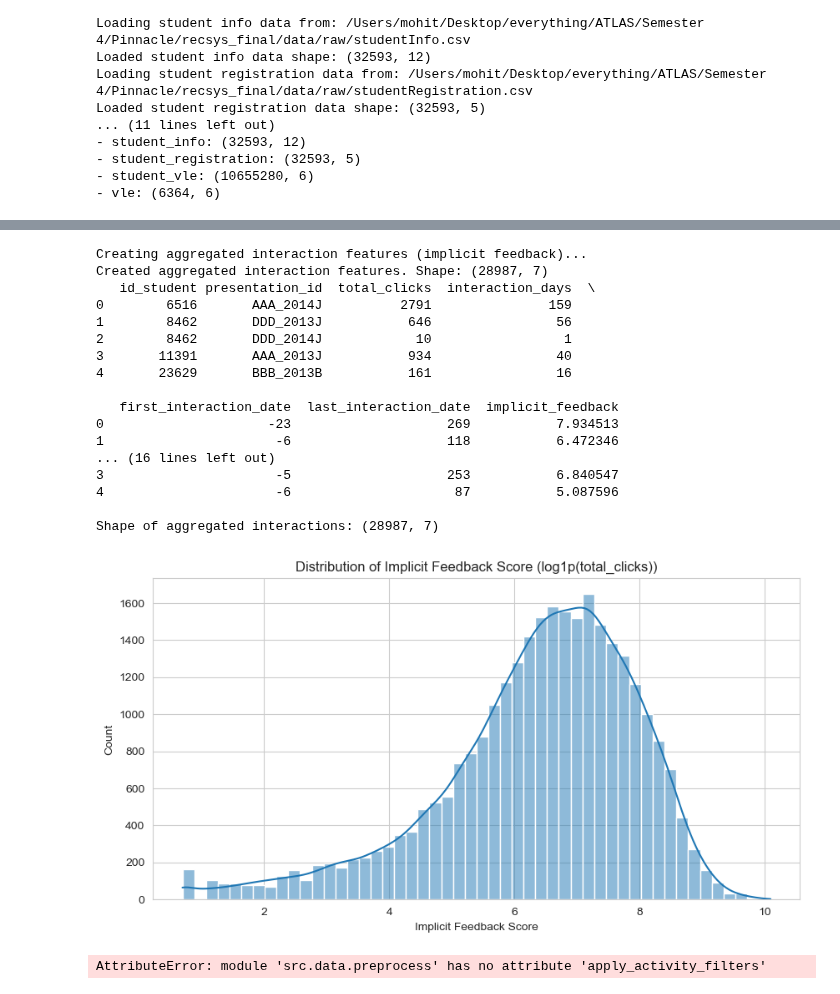
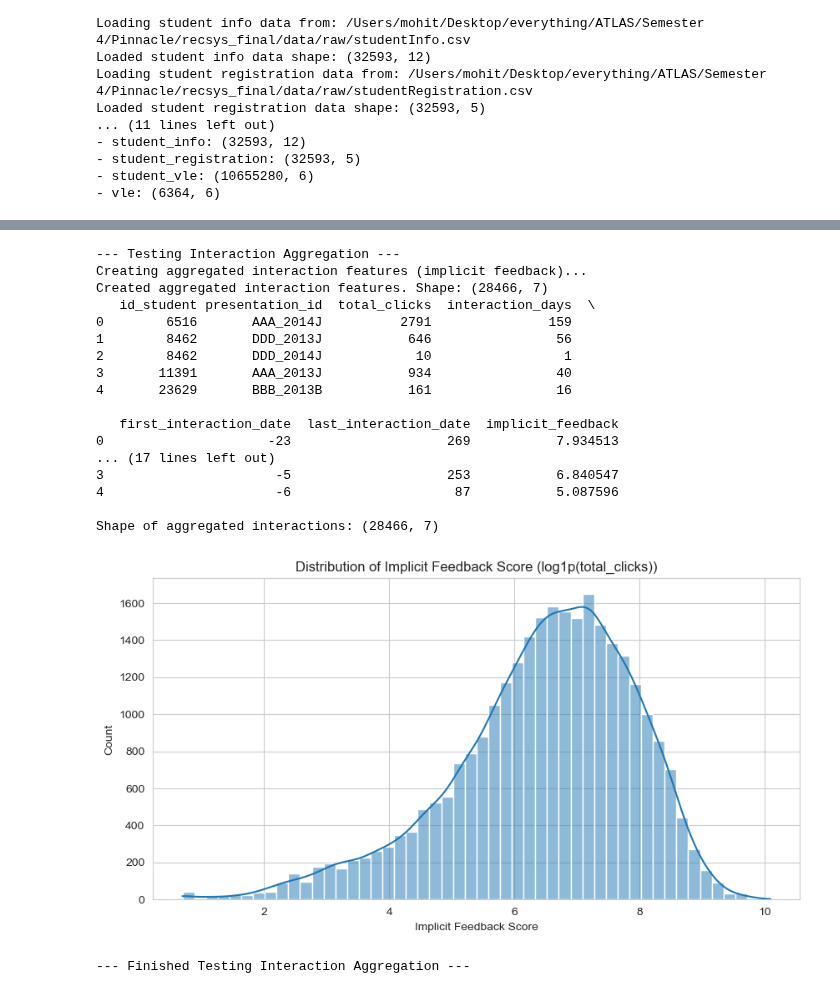
Before and after one commit to MohitBhimrajka/recsys_final, a Jupyter notebook: notebooks/02_preprocessing_feature_eng.ipynb, the cells around one changed output, grey strips where cells are left out. Saved outputs shown, nothing was run; the diff lists cells and outputs as text; code cells hidden in the pictures.

```diff
--- a/notebooks/02_preprocessing_feature_eng.ipynb
+++ b/notebooks/02_preprocessing_feature_eng.ipynb
@@ -134,0 +119,12 @@ Shape after filtering by registration: (10619446, 7)
+# %%
+# Test applying interaction count filters (BEFORE aggregation)
+print("\n--- Testing Interaction Count Filtering ---")
+# Use the default thresholds from config.py
+interactions_count_filtered = preprocess.apply_interaction_count_filters(
+    interactions_filtered # Apply to the output of the previous step
+)
+print("\nInteractions after Interaction Count Filters Head:\n", interactions_count_filtered.head())
+print(f"\nShape after interaction count filters: {interactions_count_filtered.shape}")
+print(f"\nUnique users remaining: {interactions_count_filtered['id_student'].nunique()}")
+print(f"Unique items remaining: {interactions_count_filtered['presentation_id'].nunique()}")
+print("--- Finished Testing Interaction Count Filtering ---")
@@ -135,44 +149,41 @@ Shape after filtering by registration: (10619446, 7)
 # %%
-# Test creating aggregated interaction features
-aggregated_interactions = preprocess.create_interaction_features(interactions_filtered)
+# Test creating aggregated interaction features (AFTER count filtering)
+print("\n--- Testing Interaction Aggregation ---")
+aggregated_interactions = preprocess.create_interaction_features(
+    interactions_count_filtered # Apply to the output of the previous step
+)
 print("\nAggregated Interactions Head:\n", aggregated_interactions.head())
 print(f"\nShape of aggregated interactions: {aggregated_interactions.shape}")
 
-# Plot distribution of implicit feedback score
-plt.figure(figsize=(10, 5))
-sns.histplot(aggregated_interactions['implicit_feedback'], bins=50, kde=True)
-plt.title('Distribution of Implicit Feedback Score (log1p(total_clicks))')
-plt.xlabel('Implicit Feedback Score')
-plt.ylabel('Count')
-plt.show()
+# Plot distribution of implicit feedback score if aggregation is not empty
+if not aggregated_interactions.empty:
+    plt.figure(figsize=(10, 5))
+    sns.histplot(aggregated_interactions['implicit_feedback'], bins=50, kde=True)
+    plt.title('Distribution of Implicit Feedback Score (log1p(total_clicks))')
+    plt.xlabel('Implicit Feedback Score')
+    plt.ylabel('Count')
+    plt.show()
+else:
+    print("\nAggregated interactions DataFrame is empty, skipping plot.")
+print("--- Finished Testing Interaction Aggregation ---")
 # %% [output]
+--- Testing Interaction Aggregation ---
 Creating aggregated interaction features (implicit feedback)...
-Created aggregated interaction features. Shape: (28987, 7)
+Created aggregated interaction features. Shape: (28466, 7)
    id_student presentation_id  total_clicks  interaction_days  \
 0        6516       AAA_2014J          2791               159
 1        8462       DDD_2013J           646                56
 2        8462       DDD_2014J            10                 1
 3       11391       AAA_2013J           934                40
 4       23629       BBB_2013B           161                16
 
    first_interaction_date  last_interaction_date  implicit_feedback
 0                     -23                    269           7.934513
-1                      -6                    118           6.472346
-... (16 lines left out)
+... (17 lines left out)
 3                      -5                    253           6.840547
 4                      -6                     87           5.087596
 
-Shape of aggregated interactions: (28987, 7)
+Shape of aggregated interactions: (28466, 7)
-[figure, old version]
+[figure, new version]
+--- Finished Testing Interaction Aggregation ---
-# %%
-# Test applying activity filters
-# Use the default thresholds from config.py
-final_interactions_filtered = preprocess.apply_activity_filters(aggregated_interactions)
-print("\nInteractions after Activity Filters Head:\n", final_interactions_filtered.head())
-print(f"\nShape after activity filters: {final_interactions_filtered.shape}")
-
-print(f"\nUnique users remaining: {final_interactions_filtered['id_student'].nunique()}")
-print(f"Unique items remaining: {final_interactions_filtered['presentation_id'].nunique()}")
-# %% [output]
-AttributeError: module 'src.data.preprocess' has no attribute 'apply_activity_filters'
 # %%
```
Also changed, not shown: parts of 7 cells of this notebook, 4 other files.
